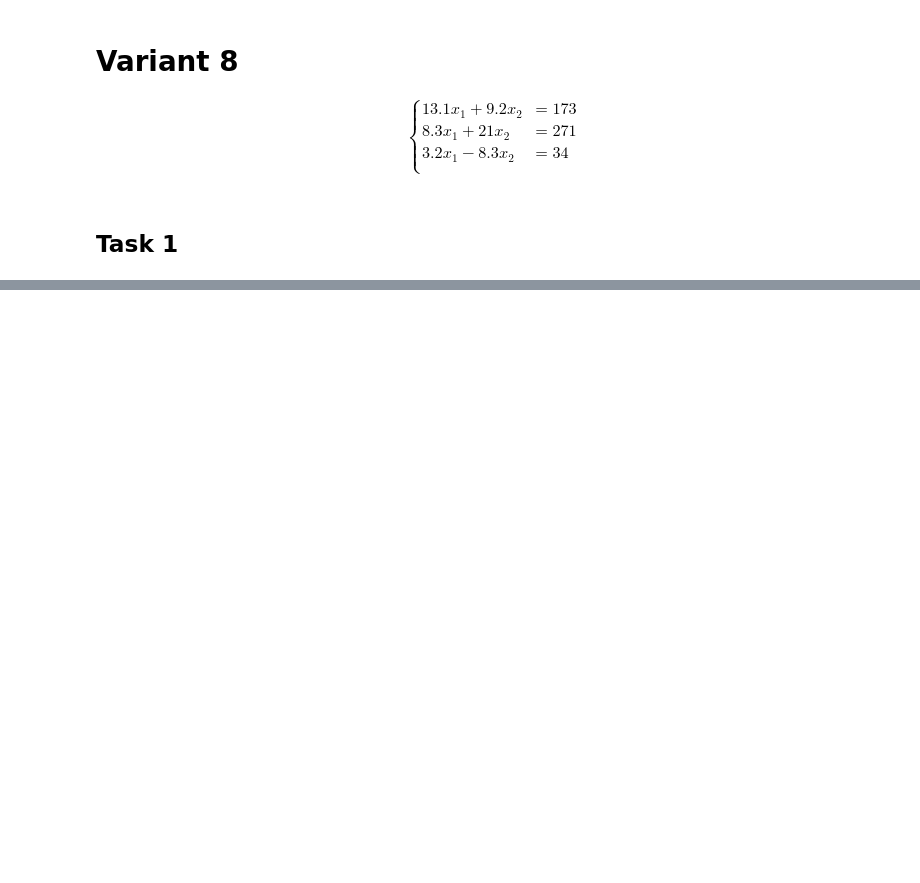
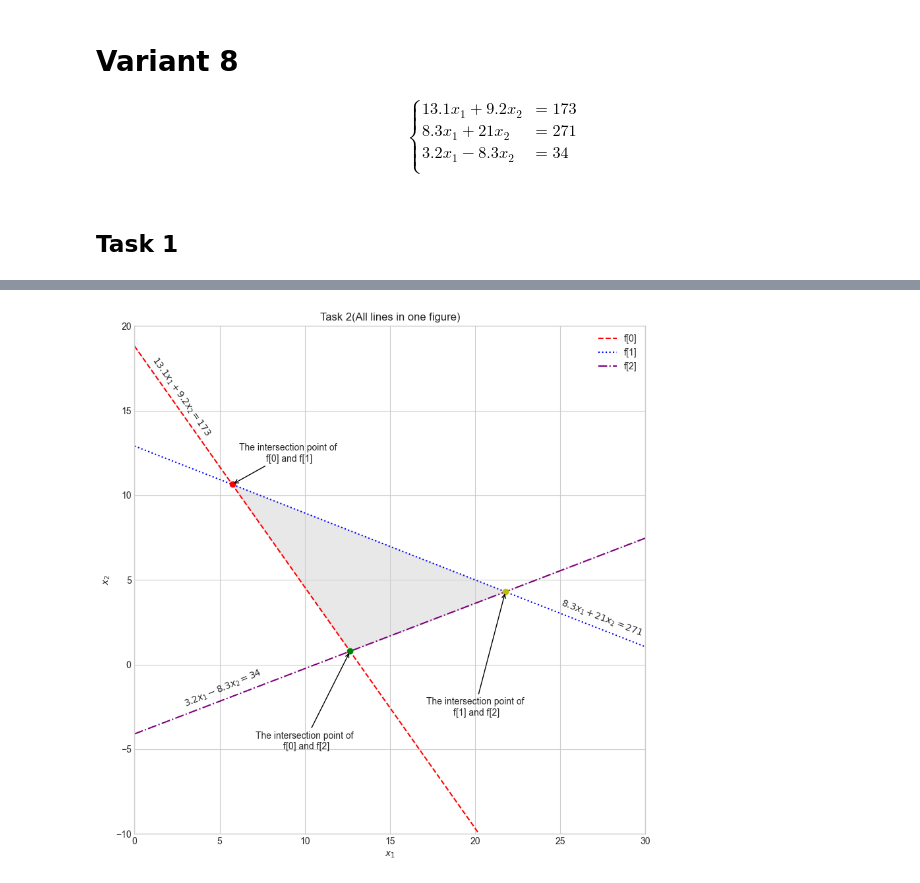
Before and after one commit to ram333n/models-of-intelligent-systems, a Jupyter notebook: Lab_4/lab_4.ipynb, the cells around one changed output, grey strips where cells are left out. Cells and saved outputs as stored; diff of their text form; code cells hidden in the pictures; blank space fills up the shorter version.

```diff
--- a/Lab_4/lab_4.ipynb
+++ b/Lab_4/lab_4.ipynb
@@ -49,0 +57,82 @@ plt.plot()
+# %%
+equations_rhs_parts = [
+    np.array([
+        [13.1, 9.2],
+        [8.3, 21],
+    ]),
+    np.array([
+        [13.1, 9.2],
+        [3.2, -8.3],
+    ]),
+    np.array([
+        [8.3, 21],
+        [3.2, -8.3],
+    ])
+]
+
+equations_lhs_parts = [
+    np.array([173, 271]),
+    np.array([173, 34]),
+    np.array([271, 34]),
+]
+
+intersections = []
+
+for i in range(len(equations_rhs_parts)):
+    intersections.append(np.linalg.solve(equations_rhs_parts[i], equations_lhs_parts[i]))
+
+x_1_plot = np.linspace(0, 30, 100)
+equations_to_plot = [
+    (173 - 13.1 * x_1_plot) / 9.2,
+    (271 - 8.3 * x_1_plot) / 21,
+    (3.2 * x_1_plot - 34) / 8.3
+]
+
+fig = plt.figure(figsize=(10, 10), dpi=100)
+axes = plt.axes()
+
+axes.set_xlim((0, 30))
+axes.set_xlabel('$x_1$')
+axes.set_ylim((-10, 20))
+axes.set_ylabel('$x_2$')
+axes.set_title('Task 2(All lines in one figure)')
+
+axes.plot(x_1_plot, equations_to_plot[0], linestyle='--', color='red', label='f[0]')
+axes.plot(x_1_plot, equations_to_plot[1], linestyle='dotted', color='blue', label='f[1]')
+axes.plot(x_1_plot, equations_to_plot[2], linestyle='-.', color='purple', label='f[2]')
+
+axes.plot(*intersections[0], marker='o', color='r')
+axes.plot(*intersections[1], marker='o', color='g')
+axes.plot(*intersections[2], marker='o', color='y')
+
+line_annotations_coords = [
+    (1, 18),
+    (25, 3.5),
+    (3, -2.5)
+]
+rotations = [-55, -21, 23]
+
+for i in range(equations_count):
+    axes.text(
+        *line_annotations_coords[i],
+        equations_notations[i],
+        rotation=rotations[i],
+        rotation_mode='anchor',
+        transform_rotates_text=True
+    )
+
+axes.annotate('The intersection point of\n f[0] and f[1]', ha='center', xy=intersections[0], xytext=(9, 12), arrowprops=dict(arrowstyle="->"))
+axes.annotate('The intersection point of\n f[0] and f[2]', ha='center', xy=intersections[1], xytext=(10, -5), arrowprops=dict(arrowstyle="->"))
+axes.annotate('The intersection point of\n f[1] and f[2]', ha='center', xy=intersections[2], xytext=(20, -3), arrowprops=dict(arrowstyle="->"))
+
+y = np.maximum(equations_to_plot[0], equations_to_plot[2])
+y_1 = np.maximum(equations_to_plot[1], y)
+plt.fill_between(x_1_plot, y, y_1, color='lightgrey', alpha=0.5)
+
+axes.legend()
+
+plt.savefig('task_2.png')
+plt.savefig('task_2.jpg')
+plt.savefig('task_2.svg')
+# %% [output]
+[figure, added]
```
Also changed, not shown: parts of 2 cells of this notebook.
